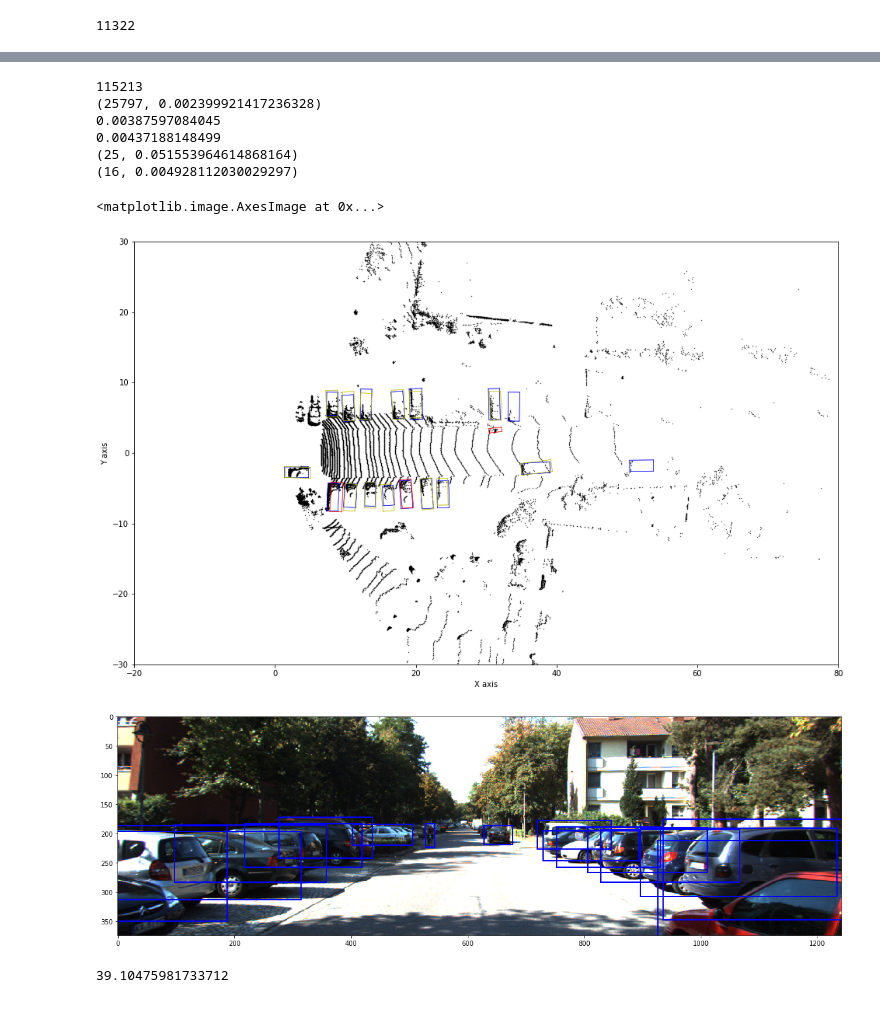
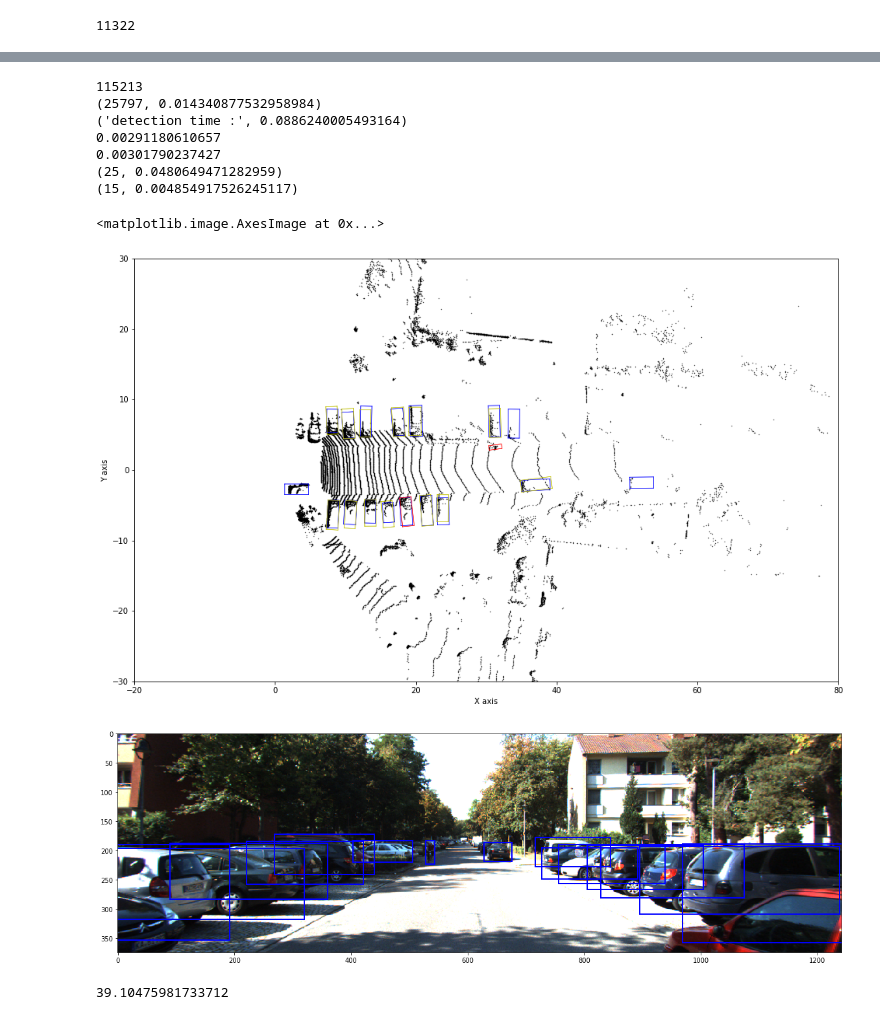
Before and after one commit to kwea123/frustum-pointnets-work, a Jupyter notebook: train/visualization.ipynb, the cells around one changed output, grey strips where cells are left out. Saved outputs shown, nothing was run; the diff lists cells and outputs as text; code cells hidden in the pictures.

Commit message:
update box intersection check

```diff
--- a/train/visualization.ipynb
+++ b/train/visualization.ipynb
@@ -438,7 +438,7 @@ one_hot_vecs = []
 frustum_angles = []
 
 # show bev results
-boxes_2d = read_detection_bev(img_id)#kitti_detector_bev.detect_image(point_cloud_2_top(points))
+boxes_2d = kitti_detector_bev.detect_image(point_cloud_2_top(points))
 ti = time.time()
 for box_2d in boxes_2d:
     xmin, ymin, xmax, ymax = box_2d
@@ -531,6 +531,10 @@ for i_2d in min_z_idx_2d:
         # if the 2d box's min z is greater than the next bev box's max z, increase search start point
         elif np.max(boxes_3d_cam2_bev_[i_bev][:, -1]) < np.min(boxes_3d_cam2_2d[i_2d][:, -1]):
             start += 1
+        # if intersection is impossible in x axis
+        elif np.max(boxes_3d_cam2_bev_[i_bev][:, 0]) < np.min(boxes_3d_cam2_2d[i_2d][:, 0]) or \
+             np.min(boxes_3d_cam2_bev_[i_bev][:, 0]) > np.max(boxes_3d_cam2_2d[i_2d][:, 0]):
+            continue
         elif boxes_intersect(boxes_3d_cam2_2d[i_2d], boxes_3d_cam2_bev_[i_bev]):
             add = False
             start = i_bev
@@ -538,39 +542,40 @@ for i_2d in min_z_idx_2d:
     if add:
         boxes_3d_cam2_bev += [boxes_3d_cam2_2d[i_2d]]
 boxes_3d_cam2 = boxes_3d_cam2_bev
 print(len(boxes_3d_cam2), time.time()-ti)
 
 fig, ax = plt.subplots(figsize=(20, 10))
 draw_point_cloud(ax, points, axes=[0, 1])
 # show gt boxes
 for o in range(len(df_gt)):
     corners_3d_cam2 = compute_3d_box_cam2(*df_gt.loc[o, ['height', 'width', 'length', 'pos_x', 'pos_y', 'pos_z', 'rot_y']])
     draw_box(ax, calib.project_rect_to_velo(corners_3d_cam2.T).T, axes=[0, 1], color='b')
 
 for i, box_3d_cam2 in enumerate(boxes_3d_cam2):
     color = 'y' if i < n_det_bev else 'r'
     box_3d = calib.project_rect_to_velo(box_3d_cam2)
     draw_box(ax, box_3d.T, axes=[0, 1], color=color)
 fig, ax = plt.subplots(figsize=(20, 10))
 for box_3d_cam2 in boxes_3d_cam2:
     box2d = calib.project_rect_to_image(box_3d_cam2)
     xmin = np.min(box2d[:, 0])
     xmax = np.max(box2d[:, 0])
     ymin = np.min(box2d[:, 1])
     ymax = np.max(box2d[:, 1])
     rect = patches.Rectangle((xmin, ymin), xmax-xmin, ymax-ymin, lw=2, color='b', fill=False)
     ax.add_patch(rect)
 plt.imshow(img)
 # %% [output]
 115213
-(25797, 0.002399921417236328)
-0.00387597084045
-0.00437188148499
-(25, 0.051553964614868164)
-(16, 0.004928112030029297)
+(25797, 0.014340877532958984)
+('detection time :', 0.0886240005493164)
+0.00291180610657
+0.00301790237427
+(25, 0.0480649471282959)
+(15, 0.004854917526245117)
 <matplotlib.image.AxesImage at 0x...>
 [figure]
-[figure, old version]
+[figure, new version]
 # %%
 np.max(boxes_3d_cam2_2d[i_2d][:, -1])
 # %% [output]
```
Also changed, not shown: parts of 1 cell of this notebook.
